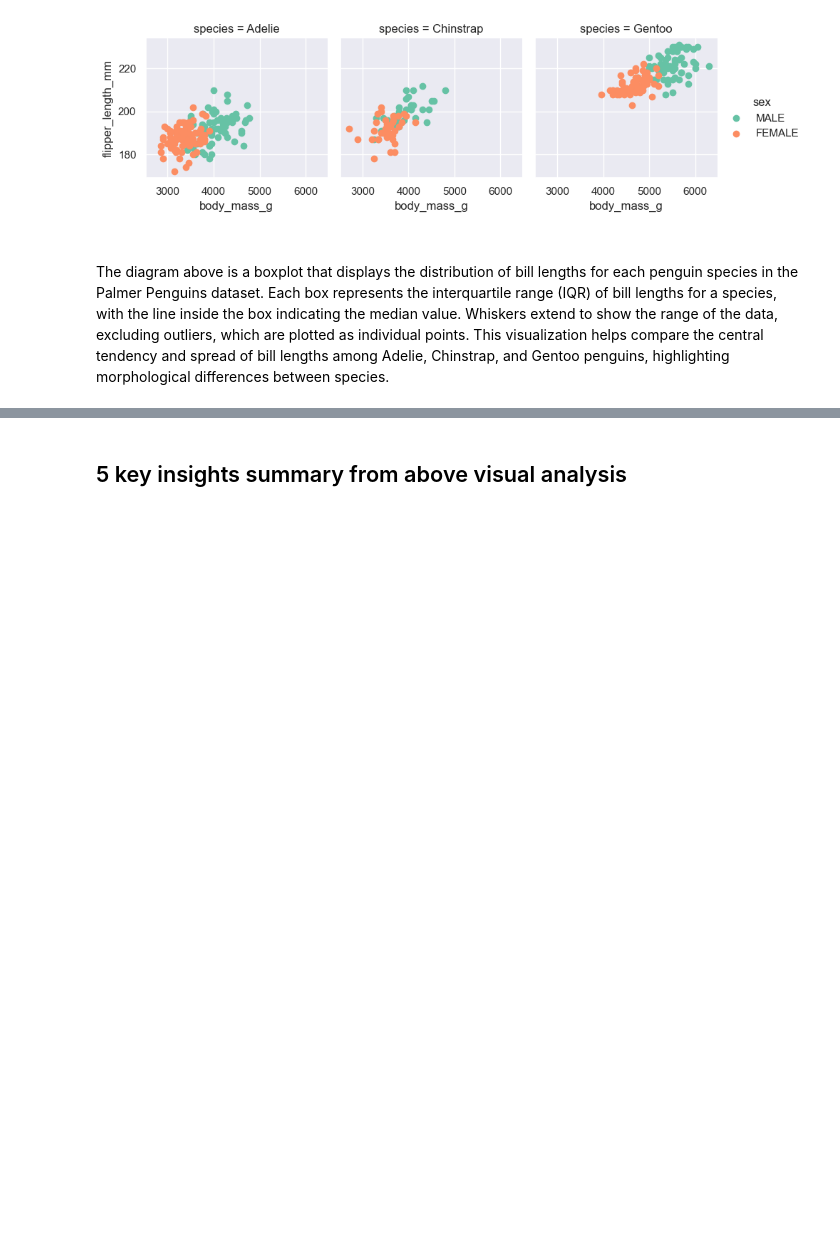
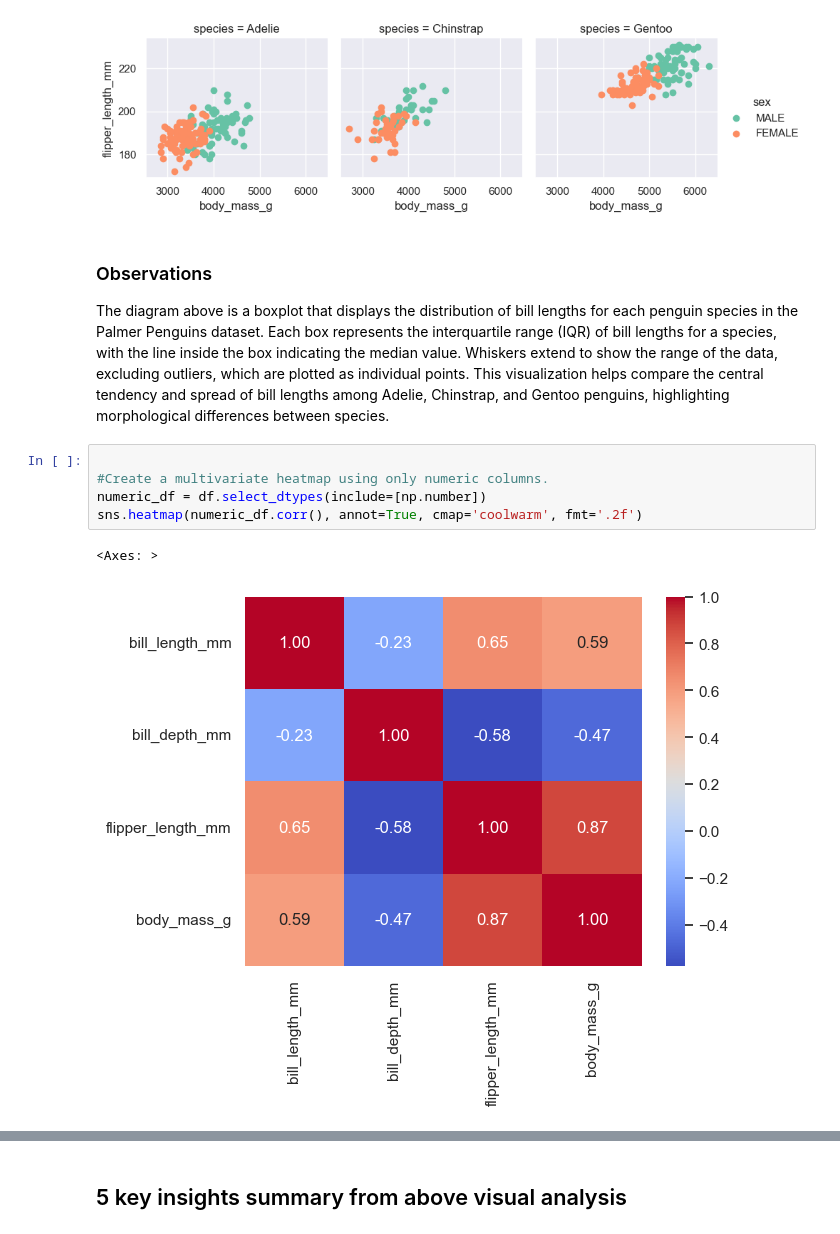
Before and after one commit to harinakhati/penguinsdatasets_visualization, a Jupyter notebook: Penguins.ipynb, the cells around one changed output, grey strips where cells are left out. Drawn from its saved outputs; the diff is of its cells as text; blank space fills up the shorter version.

```diff
--- a/Penguins.ipynb
+++ b/Penguins.ipynb
@@ -284,6 +330,14 @@ plt.show()
 [figure]
 [figure]
 # %% [markdown]
-###
+### Observations
 
 The diagram above is a boxplot that displays the distribution of bill lengths for each penguin species in the Palmer Penguins dataset. Each box represents the interquartile range (IQR) of bill lengths for a species, with the line inside the box indicating the median value. Whiskers extend to show the range of the data, excluding outliers, which are plotted as individual points. This visualization helps compare the central tendency and spread of bill lengths among Adelie, Chinstrap, and Gentoo penguins, highlighting morphological differences between species.
+# %%
+
+#Create a multivariate heatmap using only numeric columns.
+numeric_df = df.select_dtypes(include=[np.number])
+sns.heatmap(numeric_df.corr(), annot=True, cmap='coolwarm', fmt='.2f')
+# %% [output]
+<Axes: >
+[figure, added]
```
Also changed, not shown: parts of 20 cells of this notebook.
